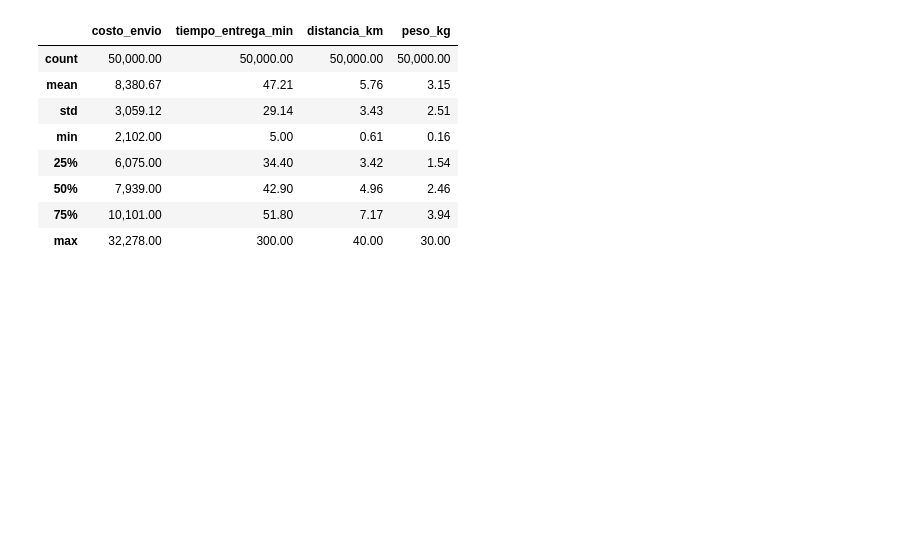
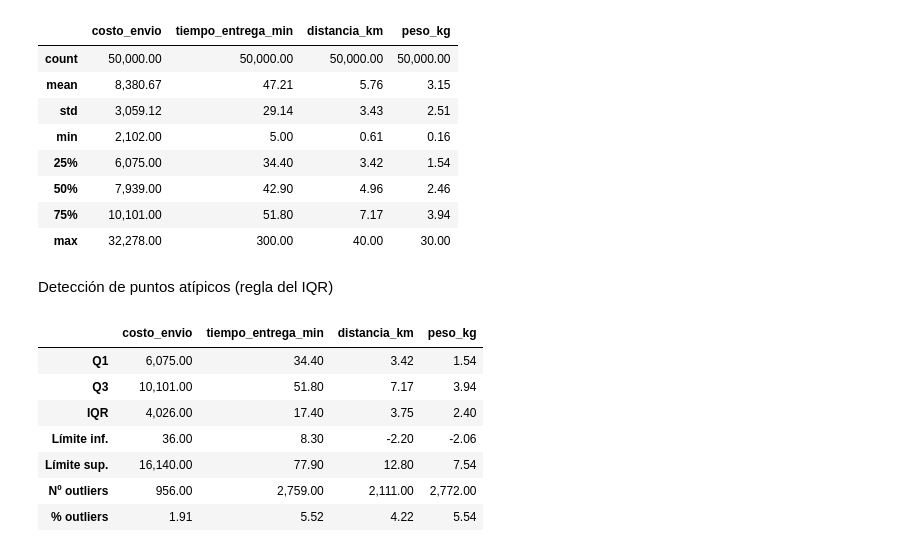
Before and after one commit to MiguelAngelRamos/ejercicio4-analis-datos, a Jupyter notebook: analisis_turboenvios.ipynb, the cells around one changed output. Saved outputs shown, nothing was run; the diff lists cells and outputs as text; code cells hidden in the pictures; blank space fills up the shorter version.

```diff
--- a/analisis_turboenvios.ipynb
+++ b/analisis_turboenvios.ipynb
@@ -319,3 +319,34 @@ df[metricas].describe().round(2)
 | 50% | 7,939.00 | 42.90 | 4.96 | 2.46 |
 | 75% | 10,101.00 | 51.80 | 7.17 | 3.94 |
 | max | 32,278.00 | 300.00 | 40.00 | 30.00 |
+# %% [markdown]
+Detección de puntos atípicos (regla del IQR)
+# %%
+# def nombre(parametro): = define una FUNCIÓN reutilizable. Aquí recibe 'serie' (una columna) y analiza sus valores atípicos.
+def detectar_outliers(serie):
+    # .quantile(p) = devuelve el valor por debajo del cual queda la proporción p de los datos. 0.25 = Q1 (percentil 25), 0.75 = Q3.
+    q1, q3 = serie.quantile(0.25), serie.quantile(0.75)   # asignación múltiple: q1 y q3 a la vez
+    iqr = q3 - q1                                  # IQR (rango intercuartílico) = Q3 − Q1 = ancho del 50% central de los datos
+    lim_inf, lim_sup = q1 - 1.5*iqr, q3 + 1.5*iqr  # límites de la regla 1.5×IQR: por fuera se considera atípico
+    # Filtrado booleano con dos condiciones: (serie < lim_inf) | (serie > lim_sup). El | significa "O" (uno u otro). Cada condición va entre ().
+    fuera = serie[(serie < lim_inf) | (serie > lim_sup)]  # 'fuera' = solo los valores que caen fuera de los límites
+    # pd.Series({...}) = construye una Serie etiquetada (clave→valor) que la función DEVUELVE con 'return'.
+    return pd.Series({
+        "Q1": q1, "Q3": q3, "IQR": iqr,
+        "Límite inf.": lim_inf, "Límite sup.": lim_sup,
+        "Nº outliers": len(fuera),                 # len(...) = cuántos elementos hay → nº de atípicos
+        "% outliers": 100*len(fuera)/len(serie),   # ese conteo como % del total de la columna
+    })
+
+# {m: detectar_outliers(df[m]) for m in metricas} = DICCIONARIO POR COMPRENSIÓN: para cada nombre m de la lista 'metricas',
+#   crea la pareja  m → resultado de la función sobre esa columna. pd.DataFrame(...) lo convierte en tabla (una columna por métrica).
+pd.DataFrame({m: detectar_outliers(df[m]) for m in metricas}).round(2)
+# %% [output]
+|  | costo_envio | tiempo_entrega_min | distancia_km | peso_kg |
+| Q1 | 6,075.00 | 34.40 | 3.42 | 1.54 |
+| Q3 | 10,101.00 | 51.80 | 7.17 | 3.94 |
+| IQR | 4,026.00 | 17.40 | 3.75 | 2.40 |
+| Límite inf. | 36.00 | 8.30 | -2.20 | -2.06 |
+| Límite sup. | 16,140.00 | 77.90 | 12.80 | 7.54 |
+| Nº outliers | 956.00 | 2,759.00 | 2,111.00 | 2,772.00 |
+| % outliers | 1.91 | 5.52 | 4.22 | 5.54 |
```
Also changed, not shown: parts of 4 cells of this notebook.
